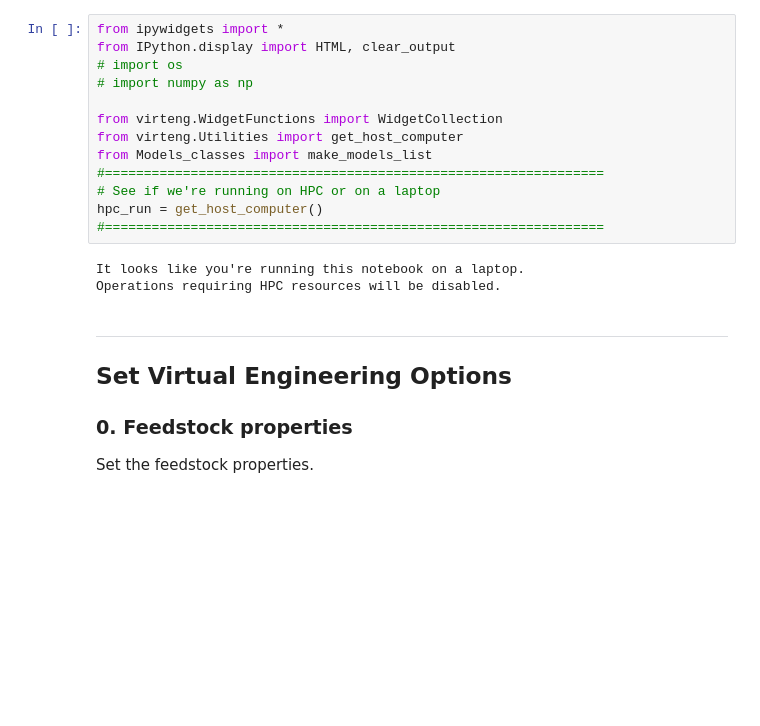
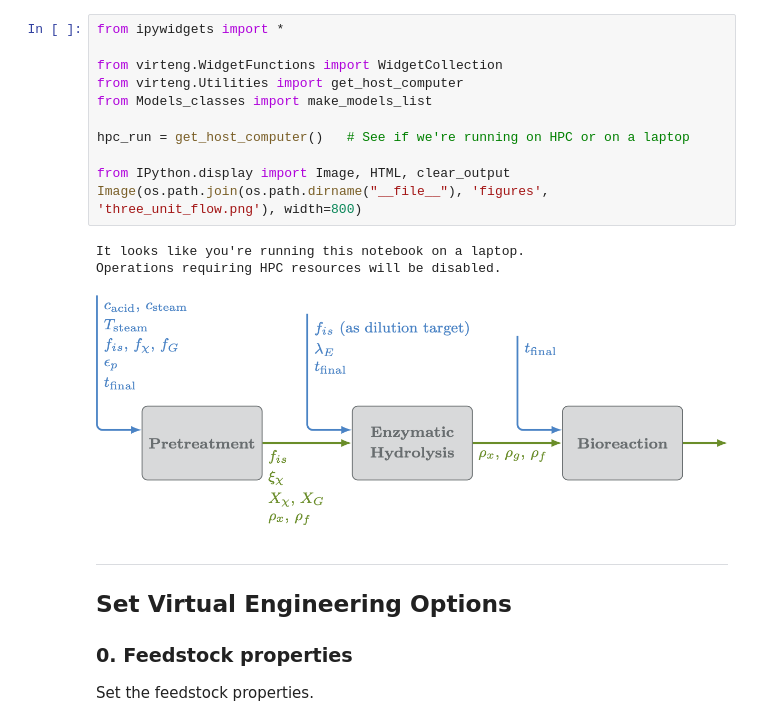
Before and after one commit to NREL/VirtualEngineering, a Jupyter notebook: applications/Bioconversion/virtual_engineering_notebook.ipynb, the cells around one changed output. Drawn from its saved outputs; the diff is of its cells as text; blank space fills up the shorter version.

```diff
--- a/applications/Bioconversion/virtual_engineering_notebook.ipynb
+++ b/applications/Bioconversion/virtual_engineering_notebook.ipynb
@@ -9,19 +5,18 @@ The first step is to select "Cell" > "Run All" from the toolbar.  This will init
 # %%
 from ipywidgets import *
-from IPython.display import HTML, clear_output
-# import os
-# import numpy as np
 
 from virteng.WidgetFunctions import WidgetCollection
 from virteng.Utilities import get_host_computer
 from Models_classes import make_models_list
-#================================================================
-# See if we're running on HPC or on a laptop
-hpc_run = get_host_computer()
-#================================================================
+
+hpc_run = get_host_computer()   # See if we're running on HPC or on a laptop
+
+from IPython.display import Image, HTML, clear_output
+Image(os.path.join(os.path.dirname("__file__"), 'figures', 'three_unit_flow.png'), width=800)
 # %% [output]
 It looks like you're running this notebook on a laptop.
 Operations requiring HPC resources will be disabled.
+[figure, added]
 # %% [markdown]
 ---
 
```
Also changed, not shown: parts of 3 cells of this notebook, 15 other files.
